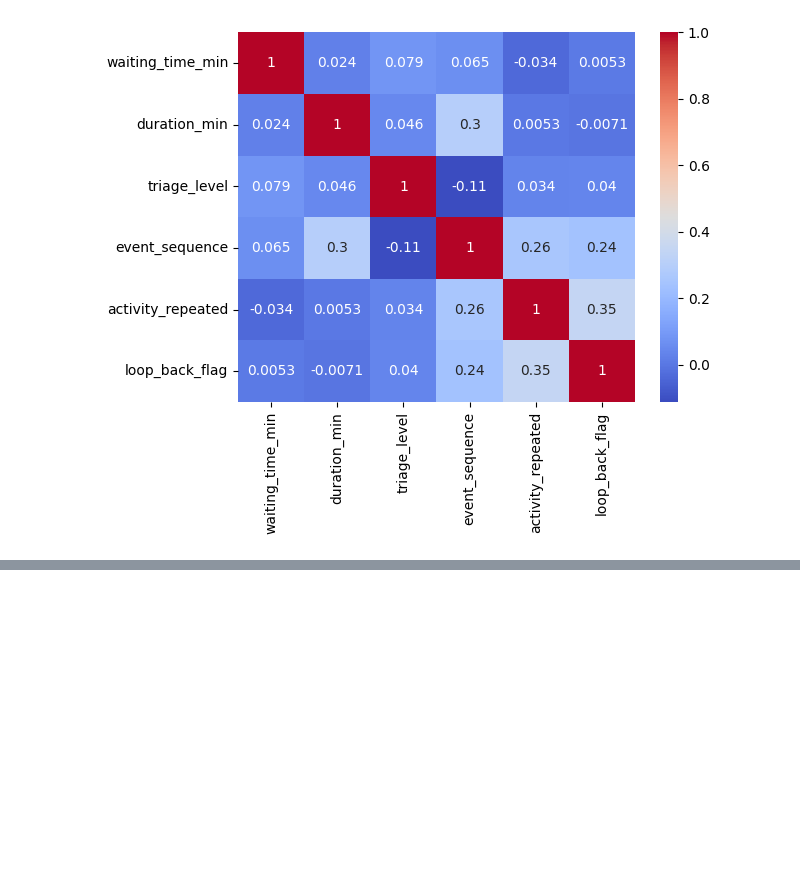
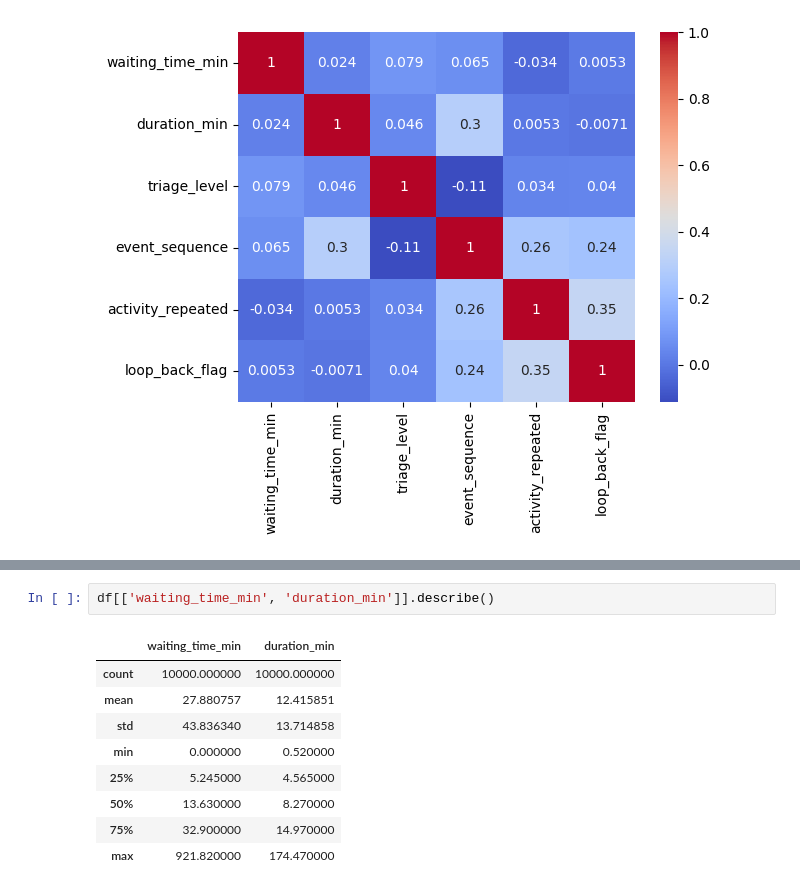
Before and after one commit to udayupmanyuu-spec/infotact-projects, a Jupyter notebook: Notebook/01_Dataset_understanding.ipynb, the cells around one changed output, grey strips where cells are left out. Saved outputs shown, nothing was run; the diff lists cells and outputs as text; blank space fills up the shorter version.

```diff
--- a/Notebook/01_Dataset_understanding.ipynb
+++ b/Notebook/01_Dataset_understanding.ipynb
@@ -470,0 +484,12 @@ plt.show()
+# %%
+df[['waiting_time_min', 'duration_min']].describe()
+# %% [output]
+|  | waiting_time_min | duration_min |
+| count | 10000.000000 | 10000.000000 |
+| mean | 27.880757 | 12.415851 |
+| std | 43.836340 | 13.714858 |
+| min | 0.000000 | 0.520000 |
+| 25% | 5.245000 | 4.565000 |
+| 50% | 13.630000 | 8.270000 |
+| 75% | 32.900000 | 14.970000 |
+| max | 921.820000 | 174.470000 |
```
Also changed, not shown: parts of 3 cells of this notebook.
